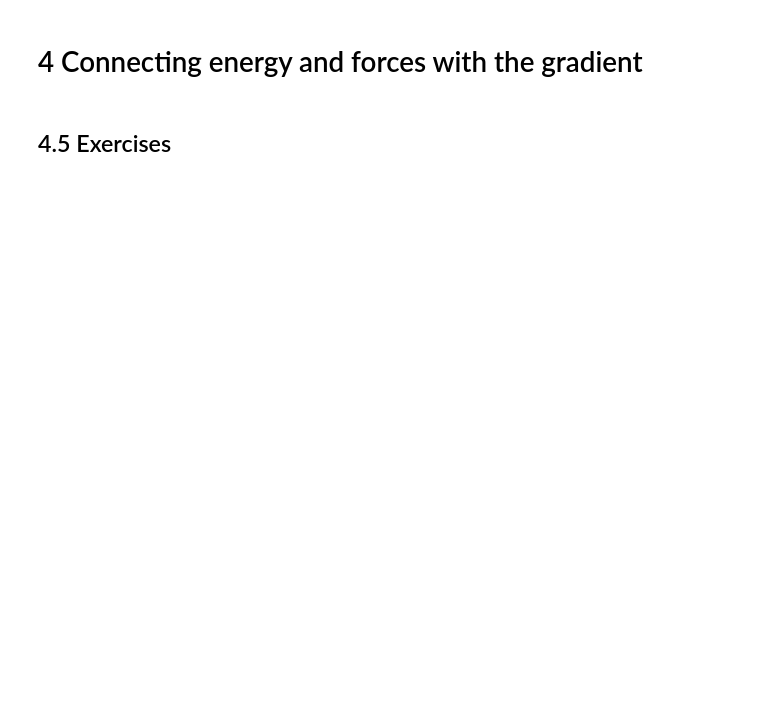
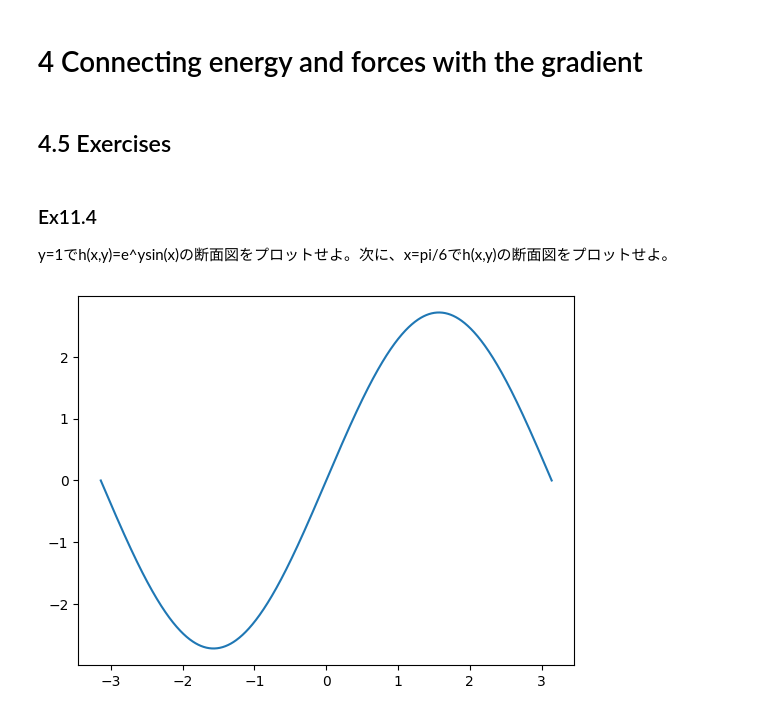
Before and after one commit to kjmatsuda/Math-for-Programmers, a Jupyter notebook: Chapter_11/ex11.ipynb, the cells around one changed output. Cells and saved outputs as stored; diff of their text form; code cells hidden in the pictures; blank space fills up the shorter version.

```diff
--- a/Chapter_11/ex11.ipynb
+++ b/Chapter_11/ex11.ipynb
@@ -134,3 +141,16 @@ scalar_field_contour(u,-10,10,-10,10,levels=[10,20,30,40,50,60])
 # 4 Connecting energy and forces with the gradient
 # %% [markdown]
 ## 4.5 Exercises
+# %% [markdown]
+### Ex11.4
+y=1でh(x,y)=e^ysin(x)の断面図をプロットせよ。次に、x=pi/6でh(x,y)の断面図をプロットせよ。
+# %%
+# 分からなかったので答えを見た
+def plot_function(f,xmin,xmax,color=None):
+    ts = np.linspace(xmin,xmax,1000)
+    plt.plot(ts,[f(t) for t in ts],c=color)
+
+from math import pi, e, sin
+plot_function(lambda x: e*sin(x),-pi,pi)
+# %% [output]
+[figure, added]
```
Also changed, not shown: parts of 6 cells of this notebook.
